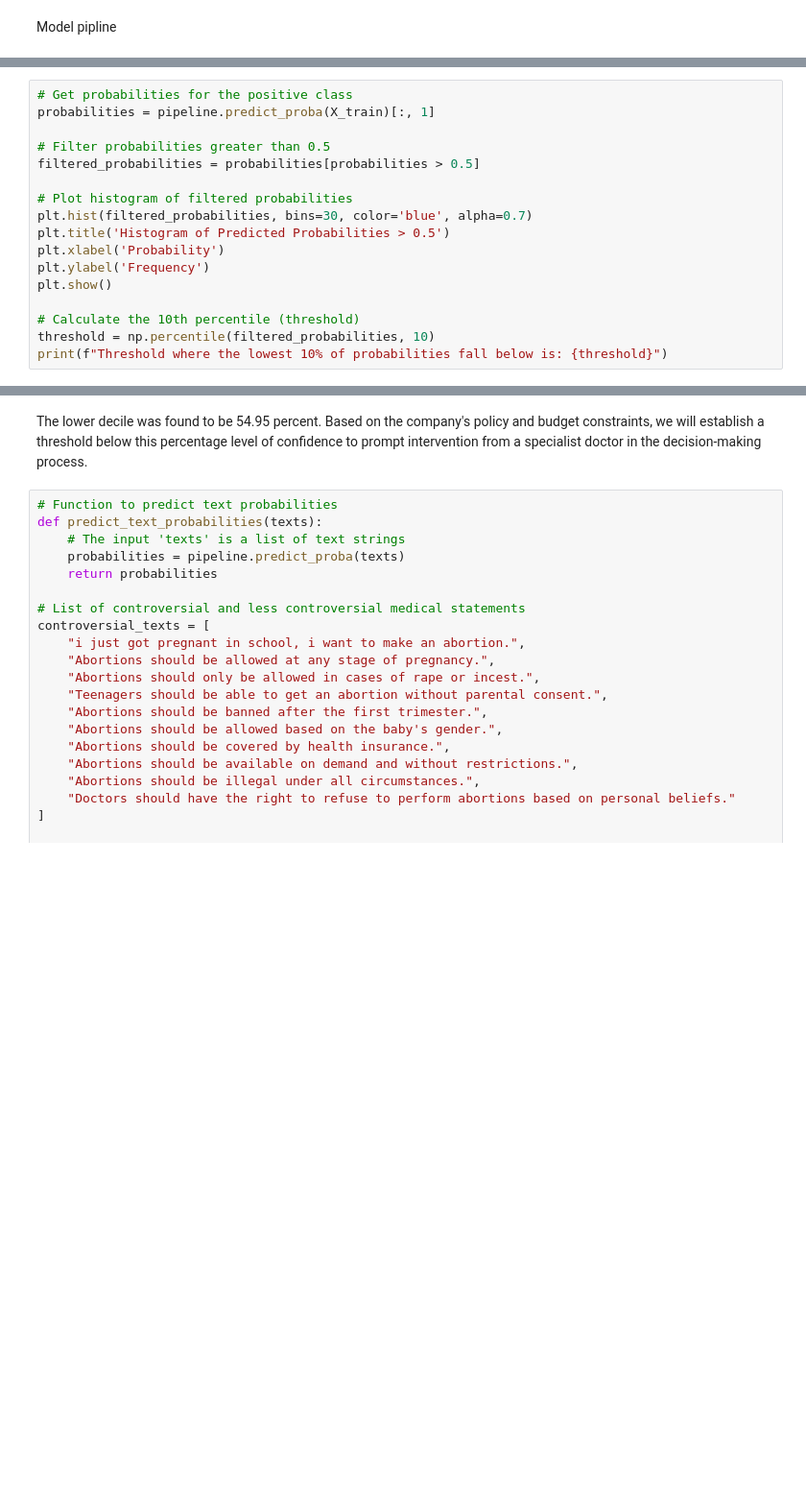
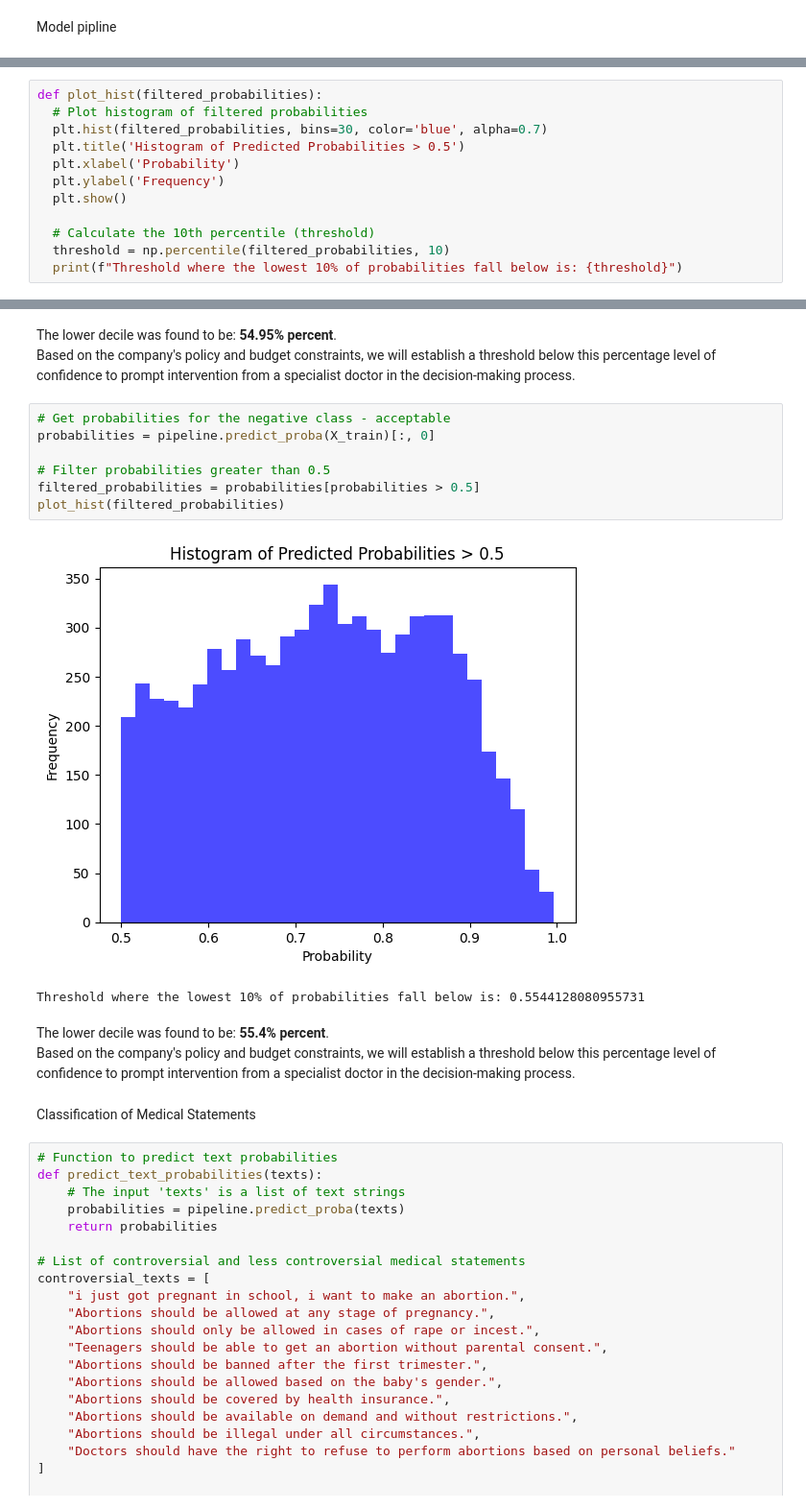
Before and after one commit to shelly-serafimovich/Data-analysis-and-presentation-laboratory---HW1---00094295, a Jupyter notebook: ML_Moral_Judgment_and_Liability_Project.ipynb, the cells around one changed output, grey strips where cells are left out. Shown at 96% size. Drawn from its saved outputs; the diff is of its cells as text; blank space fills up the shorter version.

```diff
--- a/ML_Moral_Judgment_and_Liability_Project.ipynb
+++ b/ML_Moral_Judgment_and_Liability_Project.ipynb
@@ -165,17 +159,12 @@ detrmine threshold
 # %%
-# Get probabilities for the positive class
-probabilities = pipeline.predict_proba(X_train)[:, 1]
+def plot_hist(filtered_probabilities):
+  # Plot histogram of filtered probabilities
+  plt.hist(filtered_probabilities, bins=30, color='blue', alpha=0.7)
+  plt.title('Histogram of Predicted Probabilities > 0.5')
+  plt.xlabel('Probability')
+  plt.ylabel('Frequency')
+  plt.show()
 
-# Filter probabilities greater than 0.5
-filtered_probabilities = probabilities[probabilities > 0.5]
-
-# Plot histogram of filtered probabilities
-plt.hist(filtered_probabilities, bins=30, color='blue', alpha=0.7)
-plt.title('Histogram of Predicted Probabilities > 0.5')
-plt.xlabel('Probability')
-plt.ylabel('Frequency')
-plt.show()
-
-# Calculate the 10th percentile (threshold)
-threshold = np.percentile(filtered_probabilities, 10)
-print(f"Threshold where the lowest 10% of probabilities fall below is: {threshold}")
+  # Calculate the 10th percentile (threshold)
+  threshold = np.percentile(filtered_probabilities, 10)
+  print(f"Threshold where the lowest 10% of probabilities fall below is: {threshold}")
@@ -185,5 +181,19 @@ Threshold where the lowest 10% of probabilities fall below is: 0.549522790864648
 # %% [markdown]
-The lower decile was found to be 54.95 percent. Based on the company's policy and budget constraints, we will establish a threshold below this percentage level of confidence to prompt intervention from a specialist doctor in the decision-making process.
+The lower decile was found to be:  **54.95% percent**.<br> Based on the company's policy and budget constraints, we will establish a threshold below this percentage level of confidence to prompt intervention from a specialist doctor in the decision-making process.
+# %%
+# Get probabilities for the negative class - acceptable
+probabilities = pipeline.predict_proba(X_train)[:, 0]
+
+# Filter probabilities greater than 0.5
+filtered_probabilities = probabilities[probabilities > 0.5]
+plot_hist(filtered_probabilities)
+# %% [output]
+[figure, added]
+Threshold where the lowest 10% of probabilities fall below is: 0.5544128080955731
+# %% [markdown]
+The lower decile was found to be:  **55.4% percent**.<br> Based on the company's policy and budget constraints, we will establish a threshold below this percentage level of confidence to prompt intervention from a specialist doctor in the decision-making process.
+# %% [markdown]
+Classification of Medical Statements
 # %%
 # Function to predict text probabilities
 def predict_text_probabilities(texts):
```
Also changed, not shown: parts of 46 cells of this notebook.
